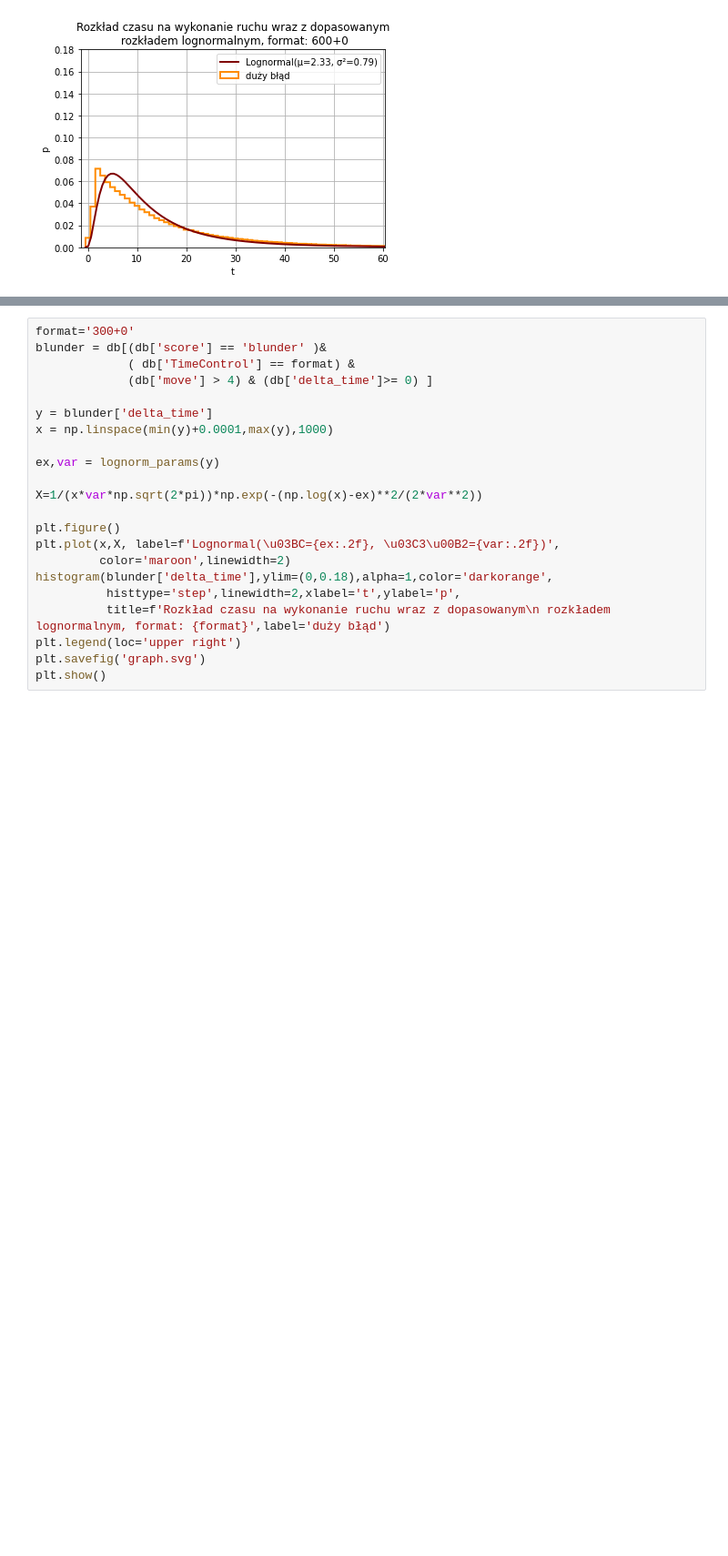
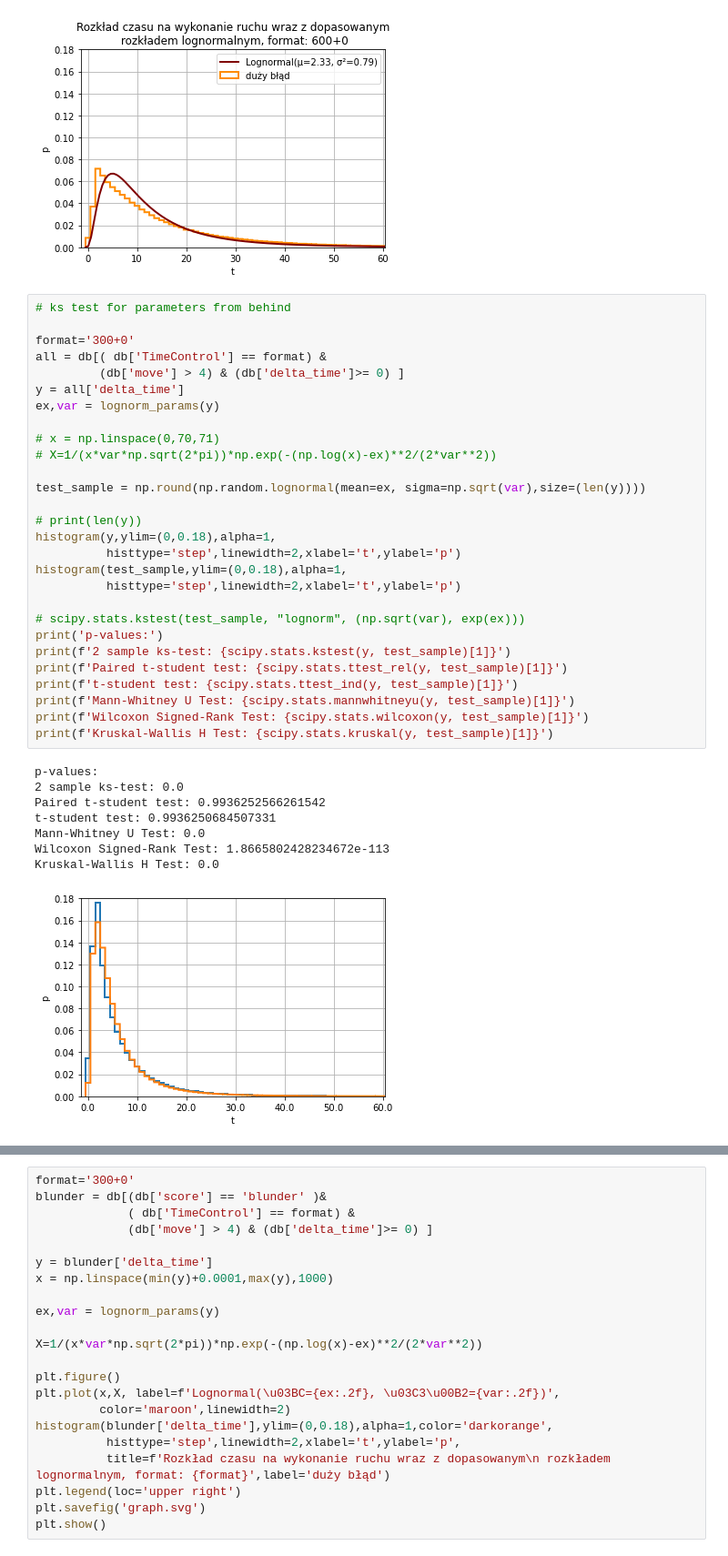
Before and after one commit to rogulforce/Chess, a Jupyter notebook: Python/analysis.ipynb, the cells around one changed output, grey strips where cells are left out. Shown: that part at 91% size. Saved outputs shown, nothing was run; the diff lists cells and outputs as text; blank space fills up the shorter version.

```diff
--- a/Python/analysis.ipynb
+++ b/Python/analysis.ipynb
@@ -288,4 +275,41 @@ plt.savefig('graph.svg')
 plt.show()
 # %% [output]
 [figure]
+# %%
+# ks test for parameters from behind
+
+format='300+0'
+all = db[( db['TimeControl'] == format) &
+         (db['move'] > 4) & (db['delta_time']>= 0) ]
+y = all['delta_time']
+ex,var = lognorm_params(y)
+
+# x = np.linspace(0,70,71)
+# X=1/(x*var*np.sqrt(2*pi))*np.exp(-(np.log(x)-ex)**2/(2*var**2))
+
+test_sample = np.round(np.random.lognormal(mean=ex, sigma=np.sqrt(var),size=(len(y))))
+
+# print(len(y))
+histogram(y,ylim=(0,0.18),alpha=1,
+          histtype='step',linewidth=2,xlabel='t',ylabel='p')
+histogram(test_sample,ylim=(0,0.18),alpha=1,
+          histtype='step',linewidth=2,xlabel='t',ylabel='p')
+
+# scipy.stats.kstest(test_sample, "lognorm", (np.sqrt(var), exp(ex)))
+print('p-values:')
+print(f'2 sample ks-test: {scipy.stats.kstest(y, test_sample)[1]}')
+print(f'Paired t-student test: {scipy.stats.ttest_rel(y, test_sample)[1]}')
+print(f't-student test: {scipy.stats.ttest_ind(y, test_sample)[1]}')
+print(f'Mann-Whitney U Test: {scipy.stats.mannwhitneyu(y, test_sample)[1]}')
+print(f'Wilcoxon Signed-Rank Test: {scipy.stats.wilcoxon(y, test_sample)[1]}')
+print(f'Kruskal-Wallis H Test: {scipy.stats.kruskal(y, test_sample)[1]}')
+# %% [output]
+p-values:
+2 sample ks-test: 0.0
+Paired t-student test: 0.9936252566261542
+t-student test: 0.9936250684507331
+Mann-Whitney U Test: 0.0
+Wilcoxon Signed-Rank Test: 1.8665802428234672e-113
+Kruskal-Wallis H Test: 0.0
+[figure, added]
 # %%
```
Also changed, not shown: parts of 8 cells of this notebook, 11 other files.
